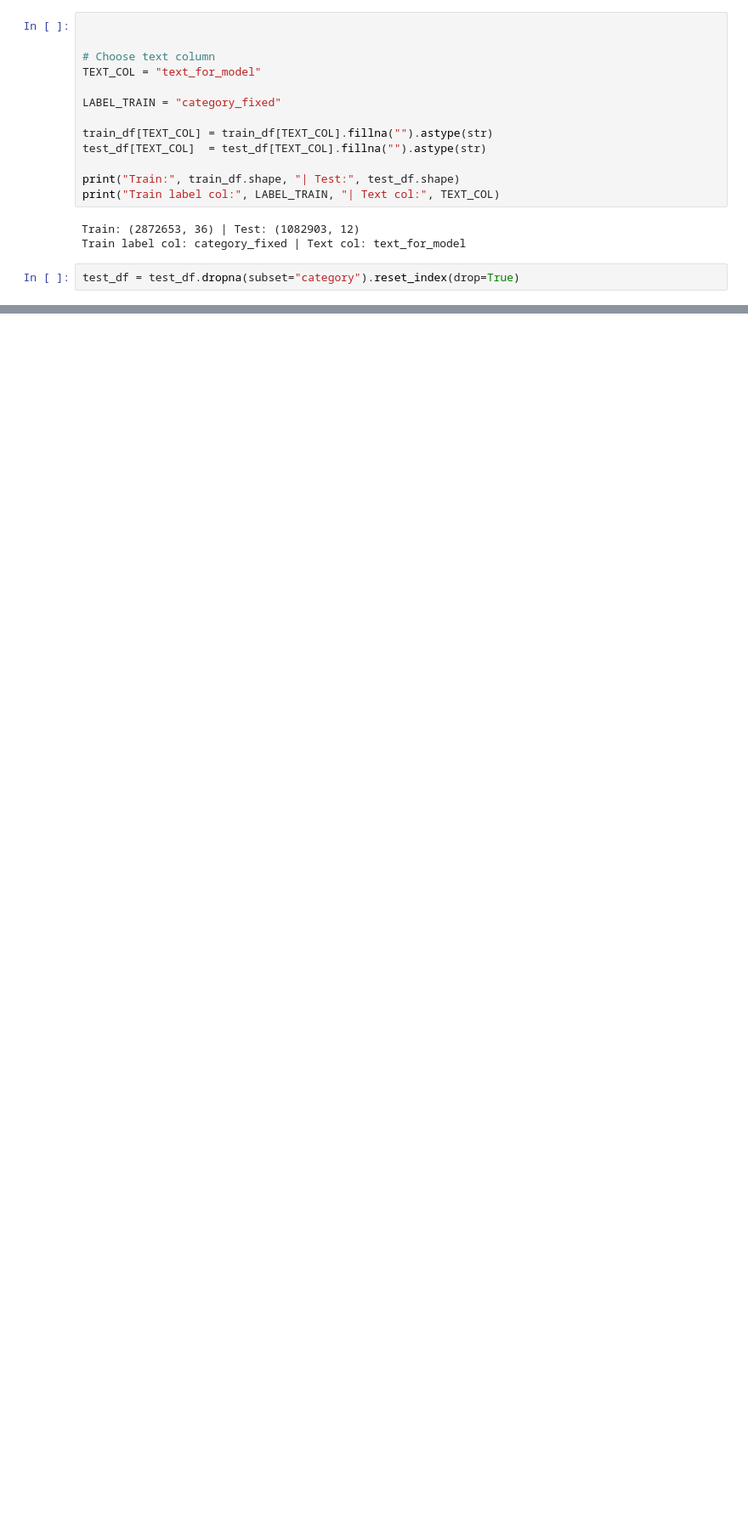
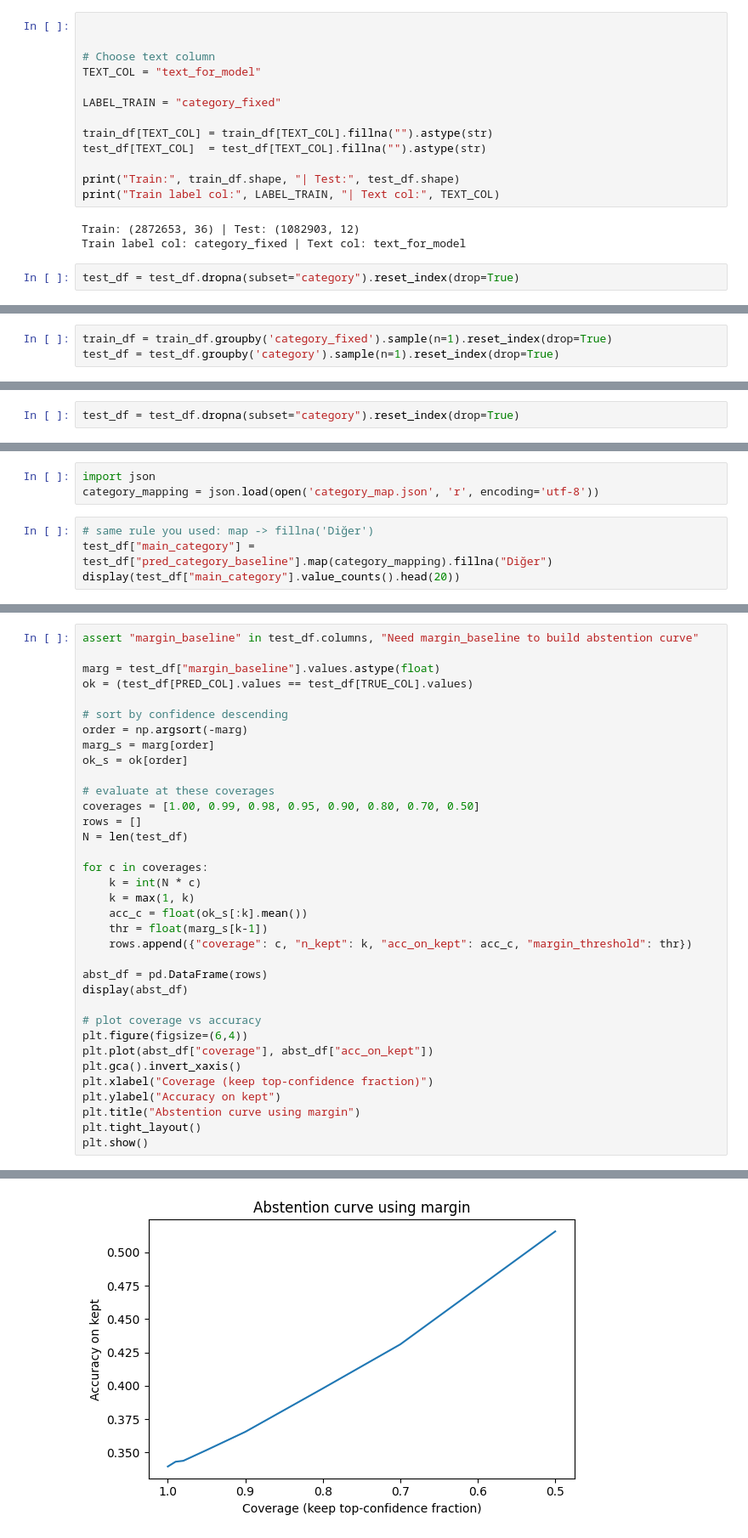
Before and after one commit to ilkergurcan/tr, a Jupyter notebook: Train.ipynb, the cells around one changed output, grey strips where cells are left out. Shown at 85% size. Cells and saved outputs as stored; diff of their text form; blank space fills up the shorter version.

```diff
--- a/Train.ipynb
+++ b/Train.ipynb
@@ -165,0 +183,3 @@ KeyboardInterrupt:
+# %%
+train_df = train_df.groupby('category_fixed').sample(n=1).reset_index(drop=True)
+test_df = test_df.groupby('category').sample(n=1).reset_index(drop=True)
@@ -165,0 +202,2 @@ KeyboardInterrupt:
+# %%
+test_df = test_df.dropna(subset="category").reset_index(drop=True)
@@ -165,0 +376,7 @@ KeyboardInterrupt:
+# %%
+import json
+category_mapping = json.load(open('category_map.json', 'r', encoding='utf-8'))
+# %%
+# same rule you used: map -> fillna('Diğer')
+test_df["main_category"] = test_df["pred_category_baseline"].map(category_mapping).fillna("Diğer")
+display(test_df["main_category"].value_counts().head(20))
@@ -165,0 +559,36 @@ KeyboardInterrupt:
+# %%
+assert "margin_baseline" in test_df.columns, "Need margin_baseline to build abstention curve"
+
+marg = test_df["margin_baseline"].values.astype(float)
+ok = (test_df[PRED_COL].values == test_df[TRUE_COL].values)
+
+# sort by confidence descending
+order = np.argsort(-marg)
+marg_s = marg[order]
+ok_s = ok[order]
+
+# evaluate at these coverages
+coverages = [1.00, 0.99, 0.98, 0.95, 0.90, 0.80, 0.70, 0.50]
+rows = []
+N = len(test_df)
+
+for c in coverages:
+    k = int(N * c)
+    k = max(1, k)
+    acc_c = float(ok_s[:k].mean())
+    thr = float(marg_s[k-1])
+    rows.append({"coverage": c, "n_kept": k, "acc_on_kept": acc_c, "margin_threshold": thr})
+
+abst_df = pd.DataFrame(rows)
+display(abst_df)
+
+# plot coverage vs accuracy
+plt.figure(figsize=(6,4))
+plt.plot(abst_df["coverage"], abst_df["acc_on_kept"])
+plt.gca().invert_xaxis()
+plt.xlabel("Coverage (keep top-confidence fraction)")
+plt.ylabel("Accuracy on kept")
+plt.title("Abstention curve using margin")
+plt.tight_layout()
+plt.show()
+# %% [output]
@@ -165,0 +604 @@ KeyboardInterrupt:
+[figure, added]
```
Also changed, not shown: parts of 65 cells of this notebook.
